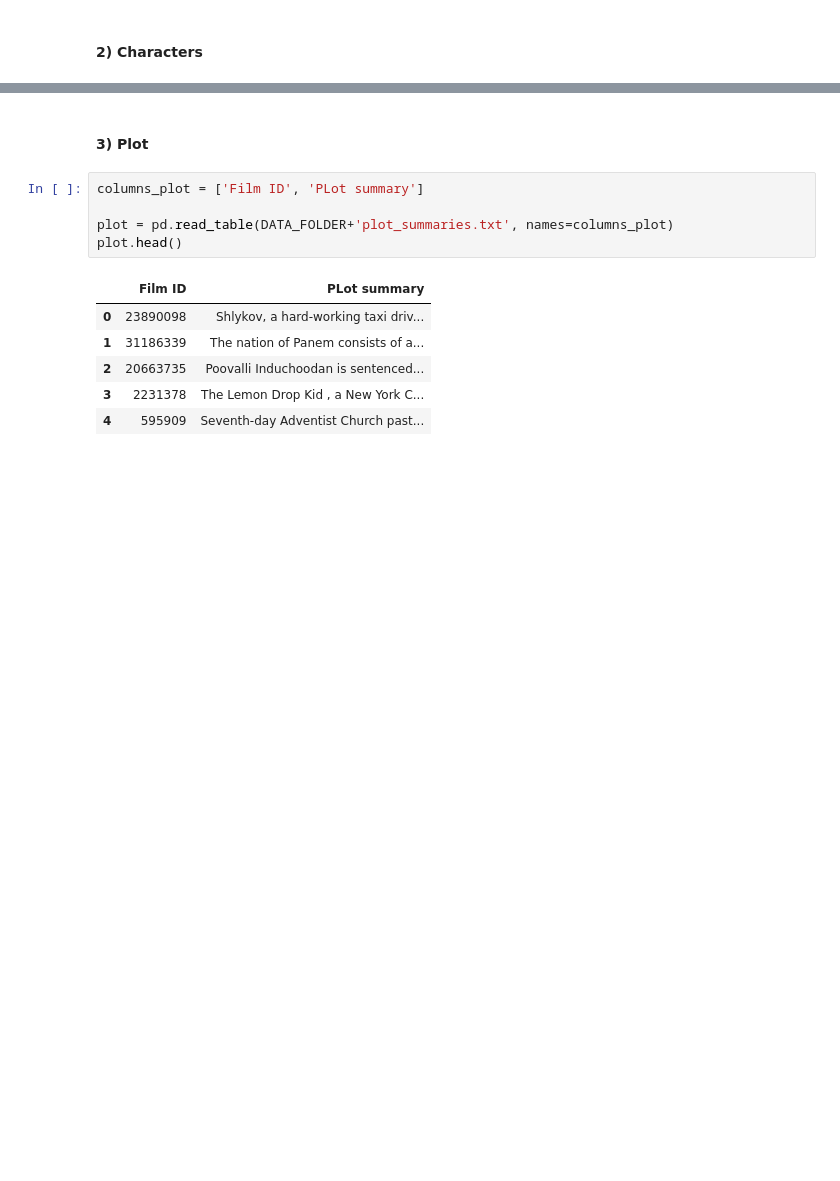
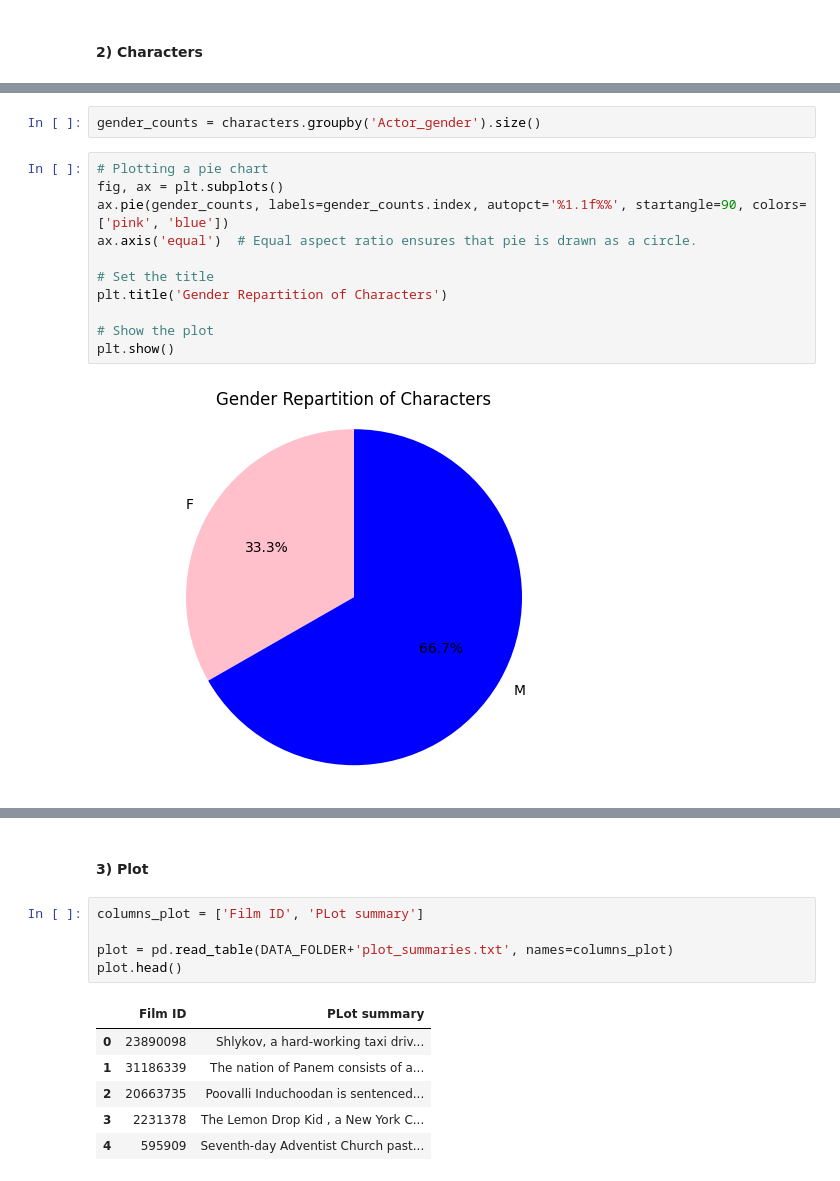
Before and after one commit to epfl-ada/ada-2023-project-yamal, a Jupyter notebook: Projet_step_1.ipynb, the cells around one changed output, grey strips where cells are left out. Saved outputs shown, nothing was run; the diff lists cells and outputs as text; blank space fills up the shorter version.

```diff
--- a/Projet_step_1.ipynb
+++ b/Projet_step_1.ipynb
@@ -234,0 +280,15 @@ Missing values of column Freebase_character_map: 0.00%
+# %%
+gender_counts = characters.groupby('Actor_gender').size()
+# %%
+# Plotting a pie chart
+fig, ax = plt.subplots()
+ax.pie(gender_counts, labels=gender_counts.index, autopct='%1.1f%%', startangle=90, colors=['pink', 'blue'])
+ax.axis('equal')  # Equal aspect ratio ensures that pie is drawn as a circle.
+
+# Set the title
+plt.title('Gender Repartition of Characters')
+
+# Show the plot
+plt.show()
+# %% [output]
+[figure, added]
```
Also changed, not shown: parts of 18 cells of this notebook.
